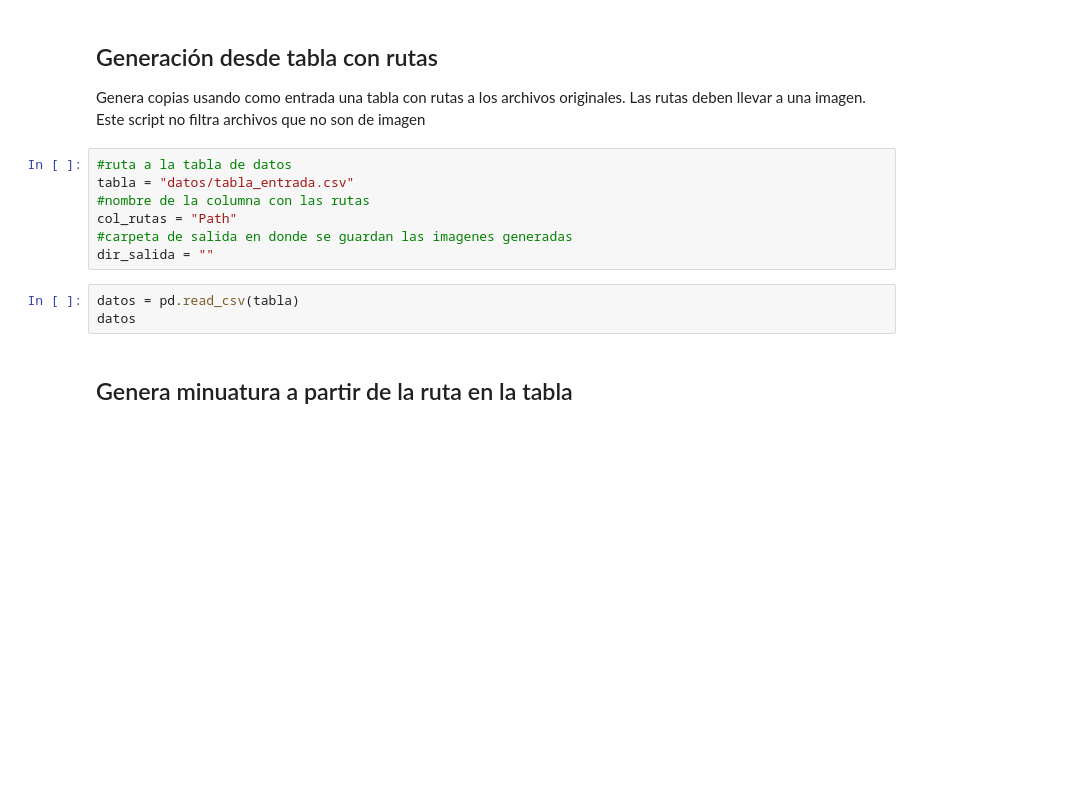
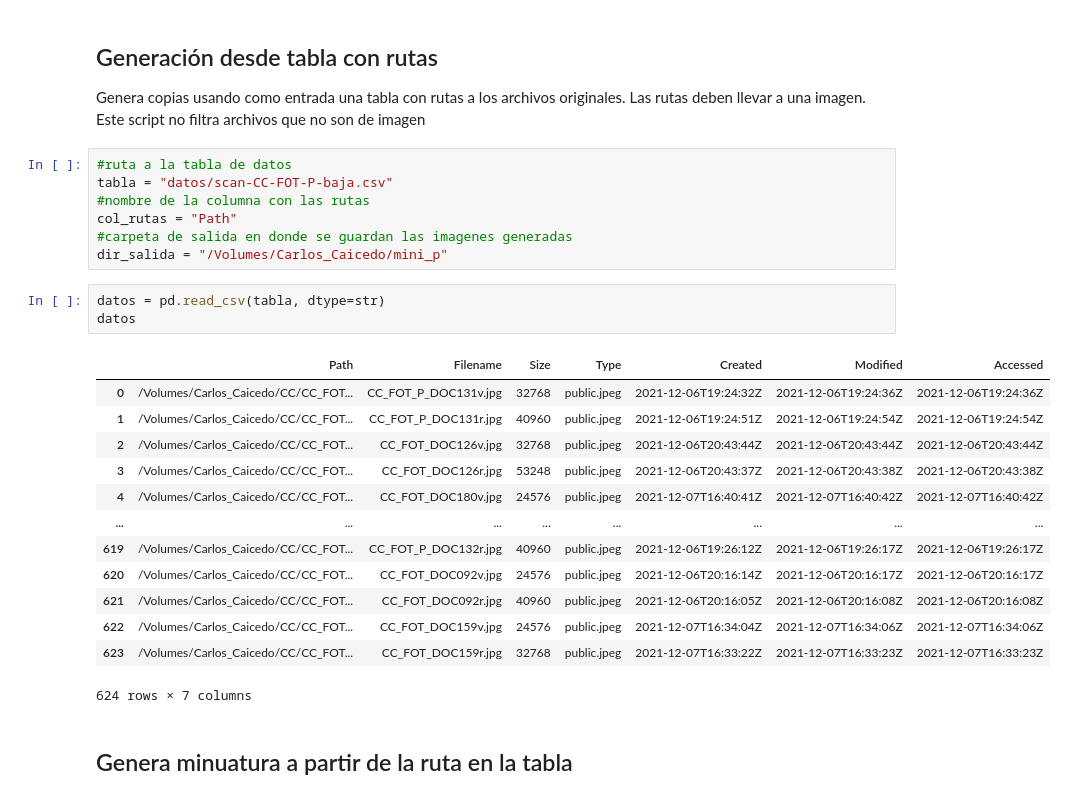
Before and after one commit to badac/utilidades, a Jupyter notebook: generar_imagen/generar_desde_tabla.ipynb, the cells around one changed output. Saved outputs shown, nothing was run; the diff lists cells and outputs as text; blank space fills up the shorter version.

```diff
--- a/generar_imagen/generar_desde_tabla.ipynb
+++ b/generar_imagen/generar_desde_tabla.ipynb
@@ -20,14 +21,28 @@ size_mini = (128, 128)
 Genera copias usando como entrada una tabla con rutas a los archivos originales.  Las rutas deben llevar a una imagen.  Este script no filtra archivos que no son de imagen
 # %%
 #ruta a la tabla de datos
-tabla = "datos/tabla_entrada.csv"
+tabla = "datos/scan-CC-FOT-P-baja.csv"
 #nombre de la columna con las rutas
 col_rutas = "Path"
 #carpeta de salida en donde se guardan las imagenes generadas
-dir_salida = ""
+dir_salida = "/Volumes/Carlos_Caicedo/mini_p"
 # %%
-datos = pd.read_csv(tabla)
+datos = pd.read_csv(tabla, dtype=str)
 datos
+# %% [output]
+|  | Path | Filename | Size | Type | Created | Modified | Accessed |
+| 0 | /Volumes/Carlos_Caicedo/CC/CC_FOT... | CC_FOT_P_DOC131v.jpg | 32768 | public.jpeg | 2021-12-06T19:24:32Z | 2021-12-06T19:24:36Z | 2021-12-06T19:24:36Z |
+| 1 | /Volumes/Carlos_Caicedo/CC/CC_FOT... | CC_FOT_P_DOC131r.jpg | 40960 | public.jpeg | 2021-12-06T19:24:51Z | 2021-12-06T19:24:54Z | 2021-12-06T19:24:54Z |
+| 2 | /Volumes/Carlos_Caicedo/CC/CC_FOT... | CC_FOT_DOC126v.jpg | 32768 | public.jpeg | 2021-12-06T20:43:44Z | 2021-12-06T20:43:44Z | 2021-12-06T20:43:44Z |
+| 3 | /Volumes/Carlos_Caicedo/CC/CC_FOT... | CC_FOT_DOC126r.jpg | 53248 | public.jpeg | 2021-12-06T20:43:37Z | 2021-12-06T20:43:38Z | 2021-12-06T20:43:38Z |
+| 4 | /Volumes/Carlos_Caicedo/CC/CC_FOT... | CC_FOT_DOC180v.jpg | 24576 | public.jpeg | 2021-12-07T16:40:41Z | 2021-12-07T16:40:42Z | 2021-12-07T16:40:42Z |
+| ... | ... | ... | ... | ... | ... | ... | ... |
+| 619 | /Volumes/Carlos_Caicedo/CC/CC_FOT... | CC_FOT_P_DOC132r.jpg | 40960 | public.jpeg | 2021-12-06T19:26:12Z | 2021-12-06T19:26:17Z | 2021-12-06T19:26:17Z |
+| 620 | /Volumes/Carlos_Caicedo/CC/CC_FOT... | CC_FOT_DOC092v.jpg | 24576 | public.jpeg | 2021-12-06T20:16:14Z | 2021-12-06T20:16:17Z | 2021-12-06T20:16:17Z |
+| 621 | /Volumes/Carlos_Caicedo/CC/CC_FOT... | CC_FOT_DOC092r.jpg | 40960 | public.jpeg | 2021-12-06T20:16:05Z | 2021-12-06T20:16:08Z | 2021-12-06T20:16:08Z |
+| 622 | /Volumes/Carlos_Caicedo/CC/CC_FOT... | CC_FOT_DOC159v.jpg | 24576 | public.jpeg | 2021-12-07T16:34:04Z | 2021-12-07T16:34:06Z | 2021-12-07T16:34:06Z |
+| 623 | /Volumes/Carlos_Caicedo/CC/CC_FOT... | CC_FOT_DOC159r.jpg | 32768 | public.jpeg | 2021-12-07T16:33:22Z | 2021-12-07T16:33:23Z | 2021-12-07T16:33:23Z |
+624 rows × 7 columns
 # %% [markdown]
 ## Genera minuatura a partir de la ruta en la tabla
 # %%
```
Also changed, not shown: parts of 2 cells of this notebook, 3 other files.
